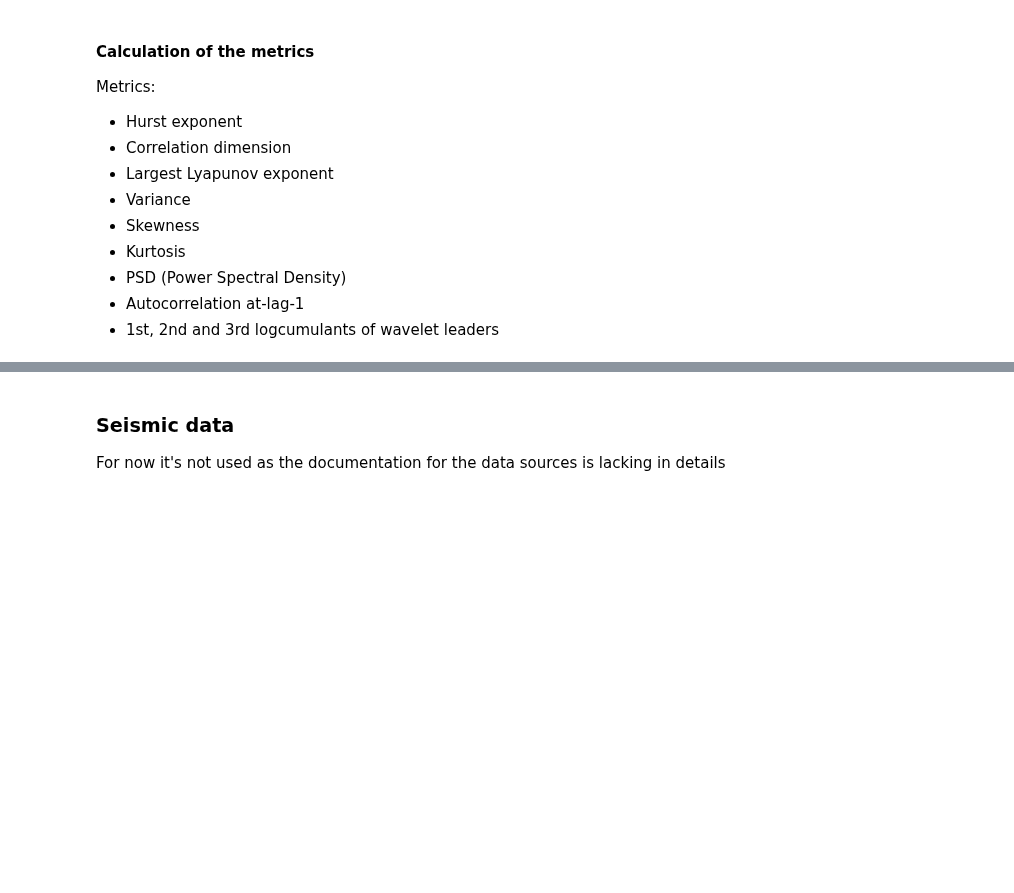
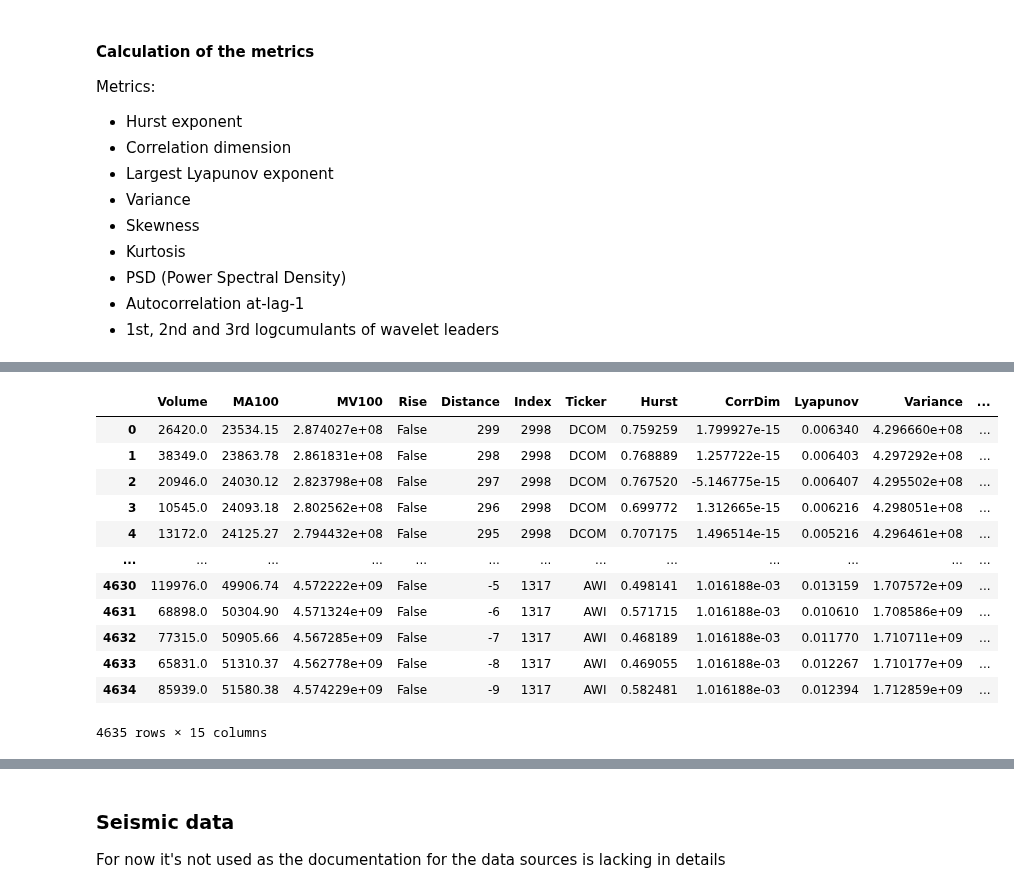
Before and after one commit to lebedevaale/early_warning_model, a Jupyter notebook: import_and_preparation.ipynb, the cells around one changed output, grey strips where cells are left out. Saved outputs shown, nothing was run; the diff lists cells and outputs as text; code cells hidden in the pictures; blank space fills up the shorter version.

```diff
--- a/import_and_preparation.ipynb
+++ b/import_and_preparation.ipynb
@@ -193,12 +221,14 @@ data_selected.index.name = None
 for ticker in tqdm(active_tickers):
     num_ma = len(data_final[(ticker, 'MA' + window)].dropna())
     if num_ma > 3000:
-        print(ticker, num_ma / window_metrics, len(data_final[data_final[(ticker, 'Rise')] == True]))
+        # print(ticker, num_ma / window_metrics, len(data_final[data_final[(ticker, 'Rise')] == True]))
         if  num_ma / window_metrics > len(data_final[data_final[(ticker, 'Rise')] == True]) > 0:
             pos += 1
-            data_selected = data_selected.join(data_final[[(ticker, 'Volume'), (ticker, 'MA' + window), (ticker, 'MV' + window), (ticker, 'Rise')]])
+            if len(data_selected.columns) == 0:
+                data_selected = data_final[[(ticker, 'Volume'), (ticker, 'MA' + window), (ticker, 'MV' + window), (ticker, 'Rise')]].copy()
+            else:
+                data_selected = data_selected.join(data_final[[(ticker, 'Volume'), (ticker, 'MA' + window), (ticker, 'MV' + window), (ticker, 'Rise')]])
             ticks.append(ticker)
-print(pos)
 str_cols = []
 
 # Saving selected time series
@@ -358,0 +331,32 @@ ds
+# %%
+# Reloading selected datasets
+# data_selected = pd.read_parquet('Data/filtered_1h.parquet')
+
+# Getting a list of available tickers
+active_tickers = []
+for i in data_selected.columns:
+    if i.__contains__('Rise'):
+        active_tickers.append(i.replace(', Rise', ''))
+active_tickers = set(active_tickers)
+
+# Calculating metrics
+data_selected.columns = [i.split(',')[0] if 'Volume' in i else i for i in data_selected.columns]
+ds = fun.get_metrics(data_selected, active_tickers, ma, mv, window, distance, tail, window_metrics, with_wl = False)
+
+# Saving calculated metrics
+ds.to_parquet('Data/dataset_2025.parquet')
+ds
+# %% [output]
+|  | Volume | MA100 | MV100 | Rise | Distance | Index | Ticker | Hurst | CorrDim | Lyapunov | Variance | ... |
+| 0 | 26420.0 | 23534.15 | 2.874027e+08 | False | 299 | 2998 | DCOM | 0.759259 | 1.799927e-15 | 0.006340 | 4.296660e+08 | ... |
+| 1 | 38349.0 | 23863.78 | 2.861831e+08 | False | 298 | 2998 | DCOM | 0.768889 | 1.257722e-15 | 0.006403 | 4.297292e+08 | ... |
+| 2 | 20946.0 | 24030.12 | 2.823798e+08 | False | 297 | 2998 | DCOM | 0.767520 | -5.146775e-15 | 0.006407 | 4.295502e+08 | ... |
+| 3 | 10545.0 | 24093.18 | 2.802562e+08 | False | 296 | 2998 | DCOM | 0.699772 | 1.312665e-15 | 0.006216 | 4.298051e+08 | ... |
+| 4 | 13172.0 | 24125.27 | 2.794432e+08 | False | 295 | 2998 | DCOM | 0.707175 | 1.496514e-15 | 0.005216 | 4.296461e+08 | ... |
+| ... | ... | ... | ... | ... | ... | ... | ... | ... | ... | ... | ... | ... |
+| 4630 | 119976.0 | 49906.74 | 4.572222e+09 | False | -5 | 1317 | AWI | 0.498141 | 1.016188e-03 | 0.013159 | 1.707572e+09 | ... |
+| 4631 | 68898.0 | 50304.90 | 4.571324e+09 | False | -6 | 1317 | AWI | 0.571715 | 1.016188e-03 | 0.010610 | 1.708586e+09 | ... |
+| 4632 | 77315.0 | 50905.66 | 4.567285e+09 | False | -7 | 1317 | AWI | 0.468189 | 1.016188e-03 | 0.011770 | 1.710711e+09 | ... |
+| 4633 | 65831.0 | 51310.37 | 4.562778e+09 | False | -8 | 1317 | AWI | 0.469055 | 1.016188e-03 | 0.012267 | 1.710177e+09 | ... |
+| 4634 | 85939.0 | 51580.38 | 4.574229e+09 | False | -9 | 1317 | AWI | 0.582481 | 1.016188e-03 | 0.012394 | 1.712859e+09 | ... |
+4635 rows × 15 columns
```
Also changed, not shown: parts of 11 cells of this notebook, 45 other files.
